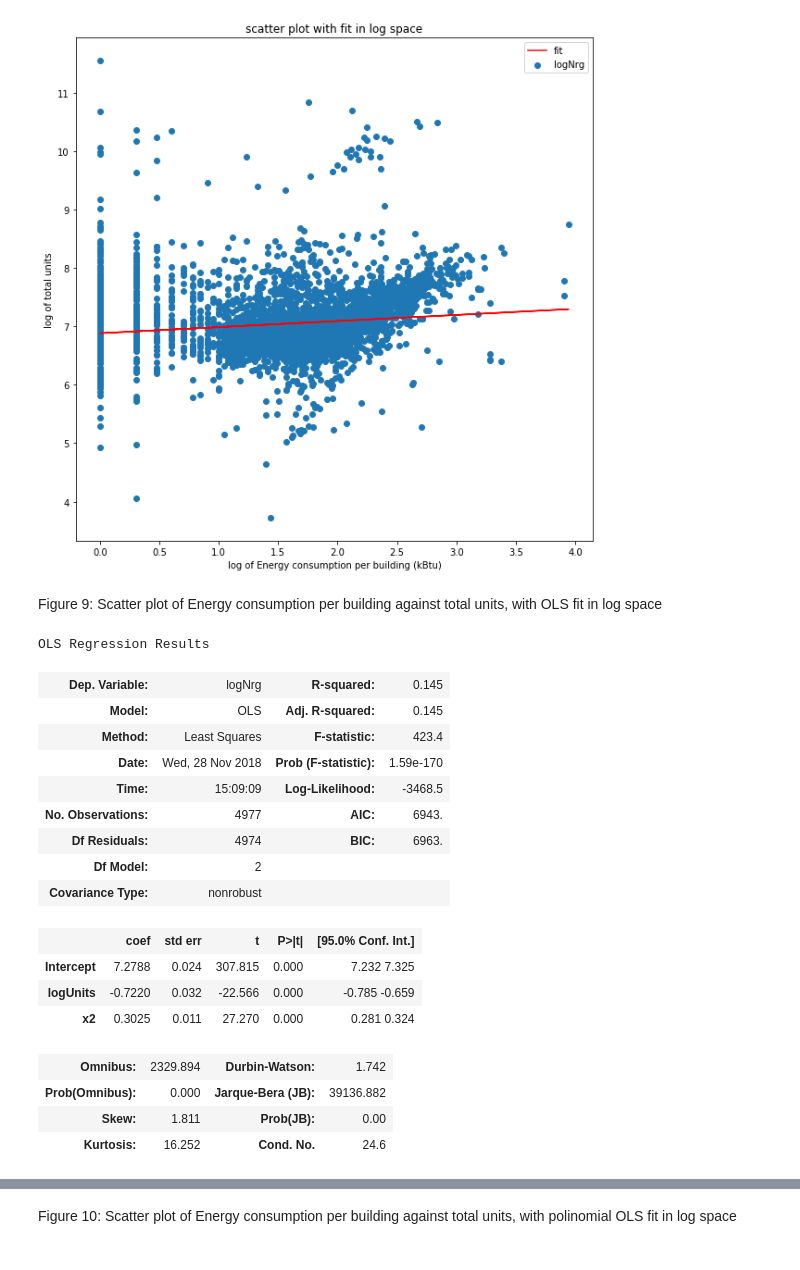
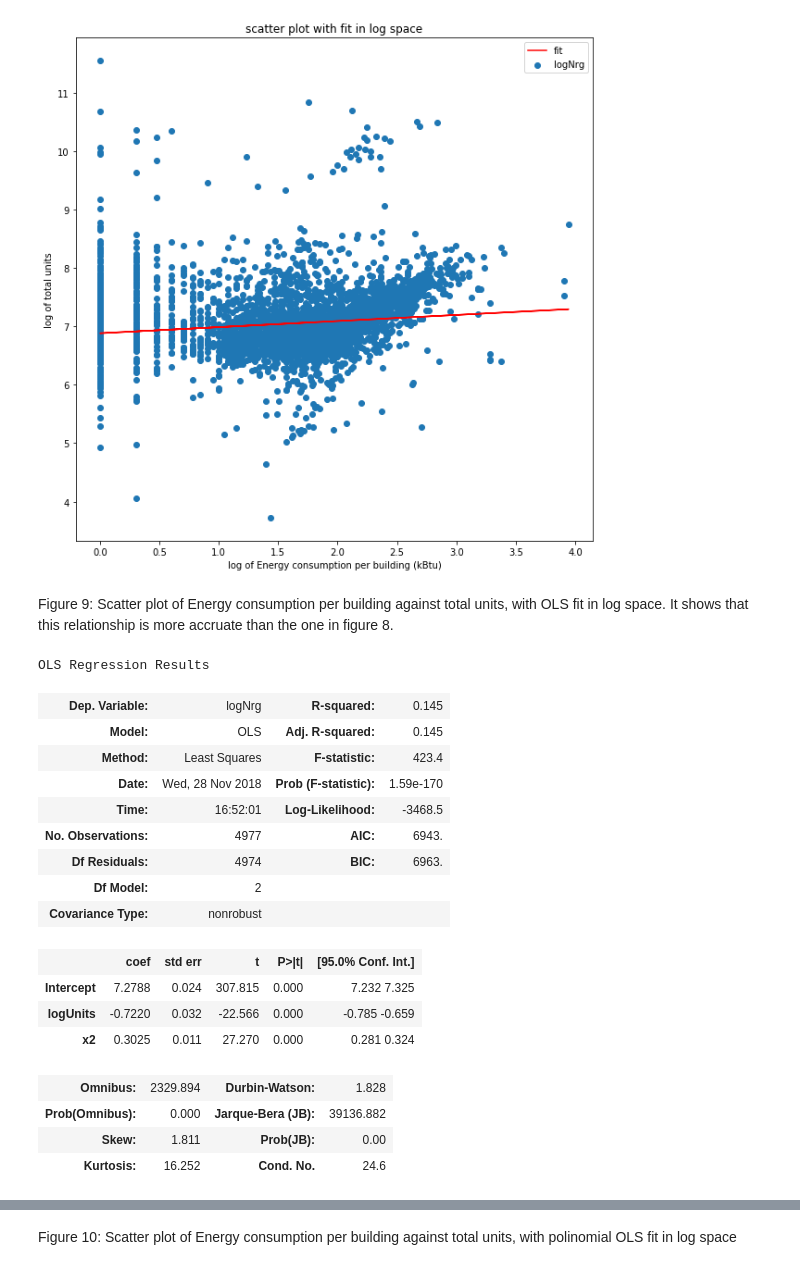
Before and after one commit to effyfan/PUI2018_yf1150, a Jupyter notebook: HW10_yf1150/building_nrg_instructions.ipynb, the cells around one changed output, grey strips where cells are left out. Saved outputs shown, nothing was run; the diff lists cells and outputs as text; code cells hidden in the pictures.

```diff
--- a/HW10_yf1150/building_nrg_instructions.ipynb
+++ b/HW10_yf1150/building_nrg_instructions.ipynb
@@ -636,19 +635,21 @@ plt.legend()
 <matplotlib.legend.Legend at 0x...>
 [figure]
 # %% [markdown]
-Figure 9: Scatter plot of Energy consumption per building against total units, with OLS fit in log space
+Figure 9: Scatter plot of Energy consumption per building against total units, with OLS fit in log space. It shows that this relationship is more accruate than the one in figure 8.
 # %%
+# sort dataframe by x
+temp_bblnrgdata.sort_values(by = ['logUnits'], inplace = True)
 # create the models with polynomial statsmodels
 temp_bblnrgdata['x2'] = temp_bblnrgdata['logUnits'] ** 2
 OLS_poly = smf.ols(formula = "logNrg ~ logUnits + x2",data=temp_bblnrgdata).fit()
 OLS_poly.summary()
 # %% [output]
 OLS Regression Results
 | Dep. Variable: | logNrg | R-squared: | 0.145 |
 | Model: | OLS | Adj. R-squared: | 0.145 |
 | Method: | Least Squares | F-statistic: | 423.4 |
 | Date: | Wed, 28 Nov 2018 | Prob (F-statistic): | 1.59e-170 |
-| Time: | 15:09:09 | Log-Likelihood: | -3468.5 |
+| Time: | 16:52:01 | Log-Likelihood: | -3468.5 |
 | No. Observations: | 4977 | AIC: | 6943. |
 | Df Residuals: | 4974 | BIC: | 6963. |
 | Df Model: | 2 |  |  |
@@ -657,7 +658,7 @@ OLS Regression Results
 | Intercept | 7.2788 | 0.024 | 307.815 | 0.000 | 7.232 7.325 |
 | logUnits | -0.7220 | 0.032 | -22.566 | 0.000 | -0.785 -0.659 |
 | x2 | 0.3025 | 0.011 | 27.270 | 0.000 | 0.281 0.324 |
-| Omnibus: | 2329.894 | Durbin-Watson: | 1.742 |
+| Omnibus: | 2329.894 | Durbin-Watson: | 1.828 |
 | Prob(Omnibus): | 0.000 | Jarque-Bera (JB): | 39136.882 |
 | Skew: | 1.811 | Prob(JB): | 0.00 |
 | Kurtosis: | 16.252 | Cond. No. | 24.6 |
```
Also changed, not shown: parts of 5 cells of this notebook, 1 other file.
